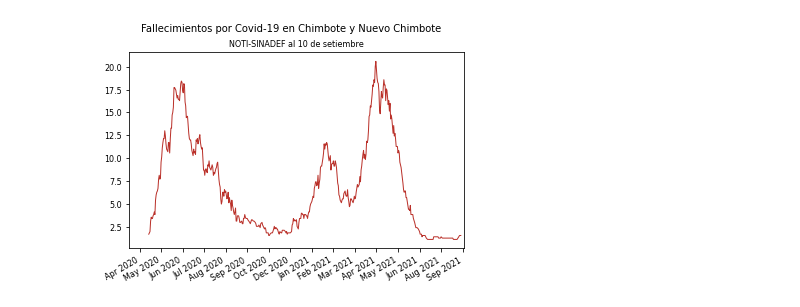
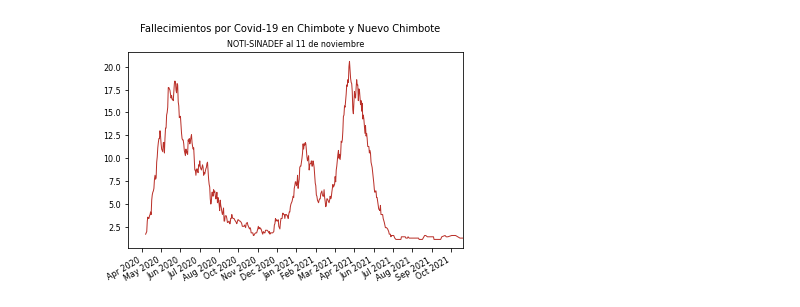
Before and after one commit to jrojasquiroz/covidchimbote, a Jupyter notebook: Curva de fallecimientos - NOTI SINADEF.ipynb, the cells around one changed output. Drawn from its saved outputs; the diff is of its cells as text; code cells hidden in the pictures.

```diff
--- a/Curva de fallecimientos - NOTI SINADEF.ipynb
+++ b/Curva de fallecimientos - NOTI SINADEF.ipynb
@@ -81,34 +84,34 @@ plt.plot( 'FECHA', 'MuertesSieteDias', data=din, marker='', color='#BA312A',
 #2.Indicamos cómo queremos que se vean las fechas en el gráfico
 plt.gca().xaxis.set_major_formatter(mdates.DateFormatter('%b %Y'))
 
 #3.Indicamos el intervalo entre las fechas
 plt.gca().xaxis.set_major_locator(mdates.DayLocator(interval=35)) #Importante el intervalo
 
 #4.Añadimos una función que hacer alcanzar el texto de la mejor manera dentro del área
 #del gráfico
 plt.gcf().autofmt_xdate()#esto hace que las fechas alcancen en el área del gráfico
                          #(en este caso, rota el texto a 30°)
 #plt.xticks(fontsize=8, rotation=45)#con esto le damos el giro exacto y el tamaño de letra
                                     #que queremos
 
 #5.Le indicamos el tamaño de letra que buscamos en ambos ejes
 plt.xticks(fontsize=8)
 plt.yticks(fontsize=8)
 #6.Indicamos título y subtítulo
-plt.title("NOTI-SINADEF al 10 de setiembre",fontsize=8)
+plt.title("NOTI-SINADEF al 11 de noviembre",fontsize=8)
 plt.suptitle("Fallecimientos por Covid-19 en Chimbote y Nuevo Chimbote",fontsize=10)
 
 #plt.gca().legend(loc='lower center', bbox_to_anchor=(0.5, -0.45), fontsize=8,
 #frameon=False) #leyenda forma n° 3, más info: https://queirozf.com/entries/matplotlib-examples-displaying-and-configuring-legends
 
 #7.Le ponemos límite al eje X
-plt.xlim('2020-03-15','2021-09-10') #más info: https://www.python-graph-gallery.com/191-custom-axis-on-matplotlib-chart
+plt.xlim('2020-03-15','2021-11-11') #más info: https://www.python-graph-gallery.com/191-custom-axis-on-matplotlib-chart
 
 #8.Ploteamos
 #plt.show()
 
 #9.Guardamos
-plt.savefig("10sep.png", facecolor='w', edgecolor='w', dpi= 250,
+plt.savefig("11nov.png", facecolor='w', edgecolor='w', dpi= 250,
             bbox_inches="tight",  pad_inches=0.2, transparent = False)
 # %% [output]
-[figure, old version]
+[figure, new version]
```
Also changed, not shown: parts of 8 cells of this notebook.
